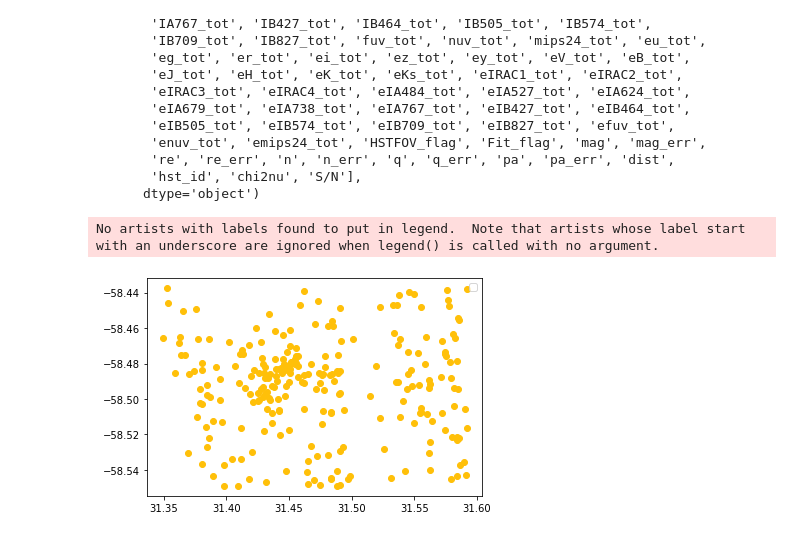
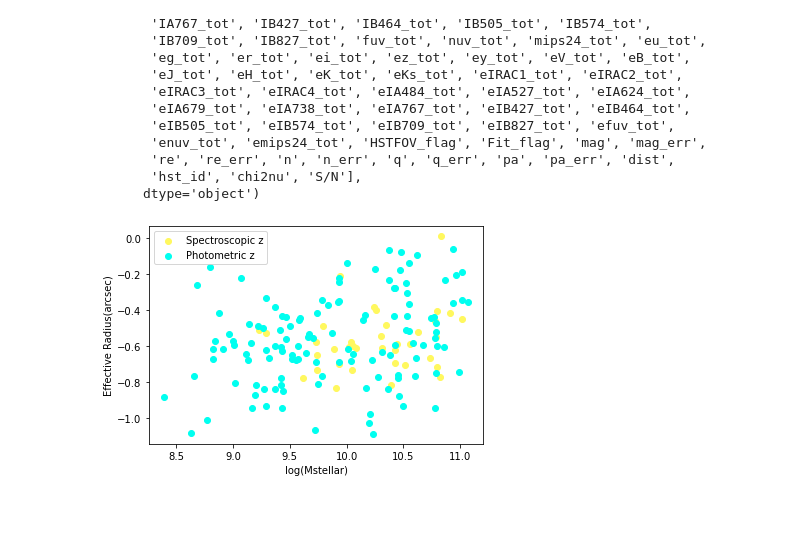
Before and after one commit to FreemanSpray/GOGREEN-Research, a Jupyter notebook: Notebooks/TestPlots.ipynb, the cells around one changed output. Cells and saved outputs as stored; diff of their text form; code cells hidden in the pictures; blank space fills up the shorter version.

Commit message:
Corrected test plot setup
Also added a safety feature to the previous change made to GOGREEN.py

```diff
--- a/Notebooks/TestPlots.ipynb
+++ b/Notebooks/TestPlots.ipynb
@@ -60,9 +60,19 @@ Index(['Cluster', 'cPHOTID', 'SPECID', 'ra', 'dec', 'zspec',
        're', 're_err', 'n', 'n_err', 'q', 'q_err', 'pa', 'pa_err', 'dist',
        'hst_id', 'chi2nu', 'S/N'],
       dtype='object')
+# %%
+searchCriteria = [
+    'Star == 0',
+    'K_flag == 0',
+    'totmask == 0',
+    're > 0',
+    'Fit_flag > 1',
+    'n < 6',
+    'HSTFOV_flag == 1'
+]
+gg.standardCriteria = searchCriteria
 # %%
-gg.plot(xQuantityName='ra', yQuantityName='dec', plotType=1, clusterName='SPT0205')
+gg.plot(xQuantityName='Mstellar', yQuantityName='re', plotType=1, clusterName='SPT2106', useLog=[True,True], colorType='membership', xLabel='log(Mstellar)', yLabel='Effective Radius(arcsec)')
 # %% [output]
-No artists with labels found to put in legend.  Note that artists whose label start with an underscore are ignored when legend() is called with no argument.
-[figure, old version]
+[figure, new version]
 # %%
```
Also changed, not shown: parts of 2 cells of this notebook, 1 other file.
